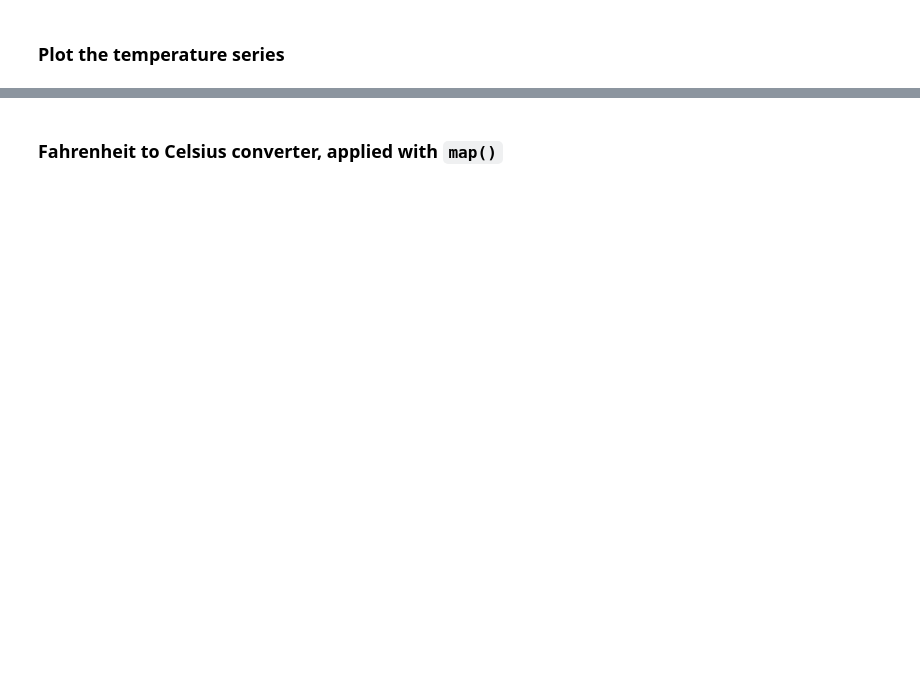
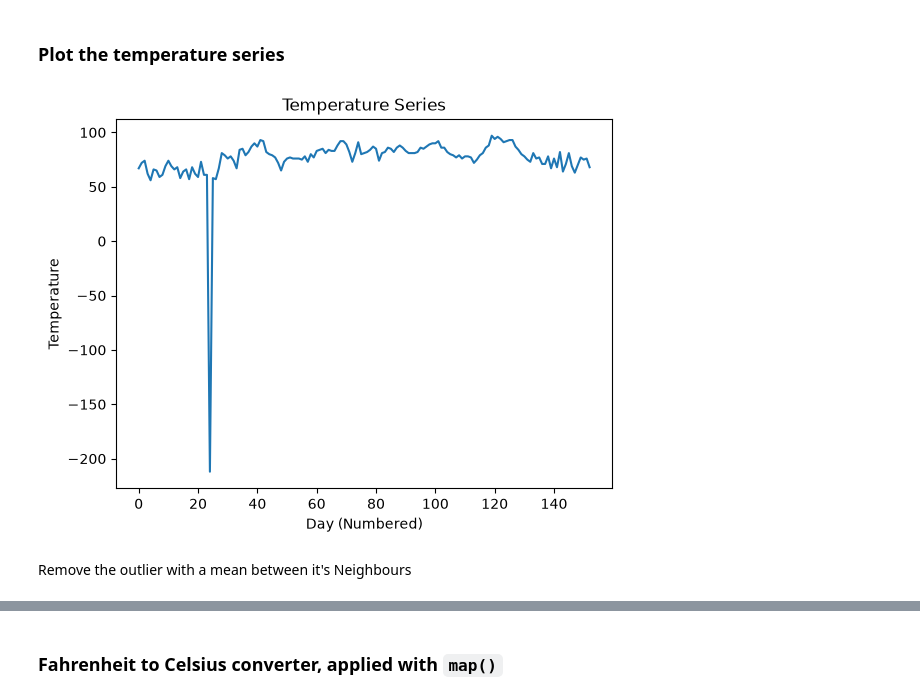
Before and after one commit to NevinJulian/HSLU.MSCDAI_PDS01, a Jupyter notebook: sw09/exercise/sw09_exercises.ipynb, the cells around one changed output, grey strips where cells are left out. Saved outputs shown, nothing was run; the diff lists cells and outputs as text; code cells hidden in the pictures; blank space fills up the shorter version.

```diff
--- a/sw09/exercise/sw09_exercises.ipynb
+++ b/sw09/exercise/sw09_exercises.ipynb
@@ -31,3 +31,10 @@ Follow the instructions and explore jupyter / marimo notebook functionalities:
 - Explore Pandas, Numpy and matplotlib and marimo functionalities in more detail.
 # %% [markdown]
 ### Load the data
+# %%
+import numpy as np
+import pandas as pd
+
+df = pd.DataFrame(pd.read_csv("airquality.csv"))
+df = df.dropna(how="all")
+df.head()
@@ -36,2 +114,8 @@ Follow the instructions and explore jupyter / marimo notebook functionalities:
 # %% [markdown]
 ### Find and correct the outlier
+# %%
+from scipy import stats
+
+df['z_score'] = stats.zscore(df['Temp'])
+outliers = df[abs(df['z_score']) > 3]
+print(outliers)
@@ -38,2 +138,14 @@ Follow the instructions and explore jupyter / marimo notebook functionalities:
 # %% [markdown]
 ### Plot the temperature series
+# %%
+import matplotlib.pyplot as plt
+
+plt.plot(df["Temp"])
+plt.title("Temperature Series")
+plt.xlabel("Day (Numbered)")
+plt.ylabel("Temperature")
+plt.show()
+# %% [output]
+[figure, added]
+# %% [markdown]
+Remove the outlier with a mean between it's Neighbours
```
Also changed, not shown: parts of 17 cells of this notebook, 2 other files.
